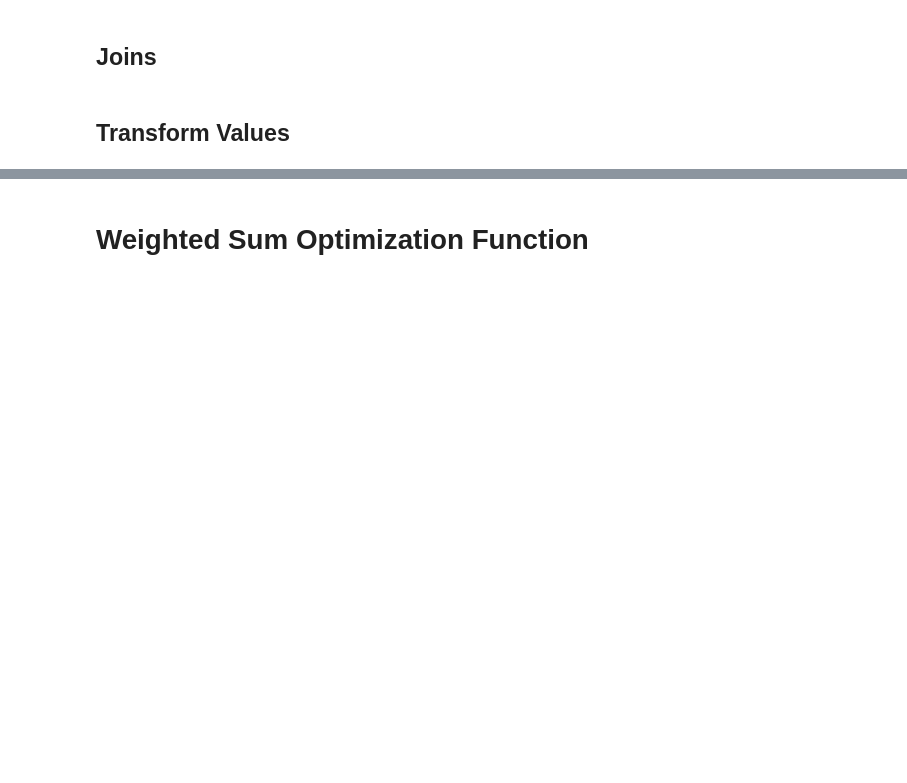
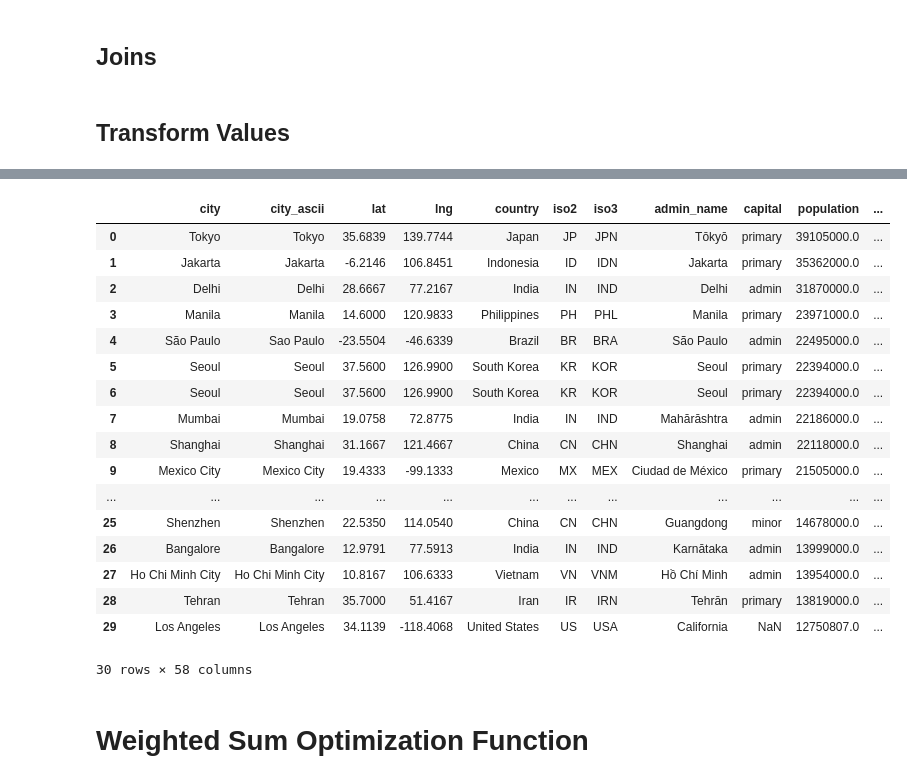
Before and after one commit to ereppond/CSE6242-GroupProject, a Jupyter notebook: Blissful_Borders_Weighted_Sum_Recommender.ipynb, the cells around one changed output, grey strips where cells are left out. Cells and saved outputs as stored; diff of their text form; code cells hidden in the pictures; blank space fills up the shorter version.

```diff
--- a/Blissful_Borders_Weighted_Sum_Recommender.ipynb
+++ b/Blissful_Borders_Weighted_Sum_Recommender.ipynb
@@ -28,6 +29,9 @@ sector_data = pd.read_csv("https://raw.githubusercontent.com/joannarashid/cse624
 
 #City Climate Data
 city_data = pd.read_csv("https://raw.githubusercontent.com/ereppond/CSE6242-GroupProject/main/BlissfulBorders/data/city_data.csv")
+
+#air quality Data
+aq_data = pd.read_csv('https://raw.githubusercontent.com/joannarashid/cse6242_proj/main/SEDAC_annual_pm2-5_concentration.csv')
 # %% [markdown]
 ## Clean Data
 # %%
@@ -96,9 +100,19 @@ df = df.merge(sector_data,
               left_on = 'country',
               right_on = 'Sector Country')
 
+#merge air quality data
+df = df.merge(aq_data,
+           how = 'left',
+            left_on = ["city_ascii", "Country"],
+            right_on = ["NAME","COUNTRYENG"] )
+
 #drop duplicate columns
 df.drop(['Climate Country', 'WPS Country', 'Avg_temp_F', 'Avg_temp_C',
-       'Sector Country','WPS Country','Sector Country','Sector Country'], axis=1, inplace=True)
+       'Sector Country','WPS Country','Sector Country','Sector Country','AVPMU_1998',
+       'AVPMU_1999', 'AVPMU_2000', 'AVPMU_2001', 'AVPMU_2002', 'AVPMU_2003',
+      'AVPMU_2004', 'AVPMU_2005', 'AVPMU_2006', 'AVPMU_2007', 'AVPMU_2008',
+       'AVPMU_2009', 'AVPMU_2010', 'AVPMU_2011', 'AVPMU_2012', 'AVPMU_2013',
+       'AVPMU_2014', 'AVPMU_2015'], axis=1, inplace=True)
 # %% [markdown]
 ## Transform Values
 # %%
@@ -186,3 +218,49 @@ df.head()
+# %%
+#create cataegories for population size
+
+def determine_city_size(value):
+    if math.isnan(value):
+        return 'NaN'
+    elif value <= 4999:
+        return 'Rural'
+    elif 5000 <= value <= 49999:
+        return 'Town'
+    elif 50000 <= value <= 99999:
+        return 'City'
+    else:
+        return 'Big City'
+
+# Apply the function to create a new 'city_size' column
+df['city_size'] = df['population'].apply(determine_city_size)
+# %%
+#Normalizing data to range 0,1
+df['LGBTQ_norm'] = (df['LGBTQ Score'] - df['LGBTQ Score'].min()) / (df['LGBTQ Score'].max() - df['LGBTQ Score'].min())
+df['WPS_norm'] = (df['WPS Score'] - df['WPS Score'].min()) / (df['WPS Score'].max() - df['WPS Score'].min())
+df['Freedom_norm'] = (df['Freedom to make life choices'] - df['Freedom to make life choices'].min()) / (df['Freedom to make life choices'].max() - df['Freedom to make life choices'].min())
+df['GDP_norm'] = (df['GDP per capita'] - df['GDP per capita'].min()) / (df['GDP per capita'].max() - df['GDP per capita'].min())
+df['AQ_norm'] = (df['neg_aq'] - df['neg_aq'].min()) / (df['neg_aq'].max() - df['neg_aq'].min())
+#df['POP_norm'] = (df['population'] - df['population'].min()) / (df['population'].max() - df['population'].min())
+# %%
+df.head(30)
+# %% [output]
+|  | city | city_ascii | lat | lng | country | iso2 | iso3 | admin_name | capital | population | ... |
+| 0 | Tokyo | Tokyo | 35.6839 | 139.7744 | Japan | JP | JPN | Tōkyō | primary | 39105000.0 | ... |
+| 1 | Jakarta | Jakarta | -6.2146 | 106.8451 | Indonesia | ID | IDN | Jakarta | primary | 35362000.0 | ... |
+| 2 | Delhi | Delhi | 28.6667 | 77.2167 | India | IN | IND | Delhi | admin | 31870000.0 | ... |
+| 3 | Manila | Manila | 14.6000 | 120.9833 | Philippines | PH | PHL | Manila | primary | 23971000.0 | ... |
+| 4 | São Paulo | Sao Paulo | -23.5504 | -46.6339 | Brazil | BR | BRA | São Paulo | admin | 22495000.0 | ... |
+| 5 | Seoul | Seoul | 37.5600 | 126.9900 | South Korea | KR | KOR | Seoul | primary | 22394000.0 | ... |
+| 6 | Seoul | Seoul | 37.5600 | 126.9900 | South Korea | KR | KOR | Seoul | primary | 22394000.0 | ... |
+| 7 | Mumbai | Mumbai | 19.0758 | 72.8775 | India | IN | IND | Mahārāshtra | admin | 22186000.0 | ... |
+| 8 | Shanghai | Shanghai | 31.1667 | 121.4667 | China | CN | CHN | Shanghai | admin | 22118000.0 | ... |
+| 9 | Mexico City | Mexico City | 19.4333 | -99.1333 | Mexico | MX | MEX | Ciudad de México | primary | 21505000.0 | ... |
+| ... | ... | ... | ... | ... | ... | ... | ... | ... | ... | ... | ... |
+| 25 | Shenzhen | Shenzhen | 22.5350 | 114.0540 | China | CN | CHN | Guangdong | minor | 14678000.0 | ... |
+| 26 | Bangalore | Bangalore | 12.9791 | 77.5913 | India | IN | IND | Karnātaka | admin | 13999000.0 | ... |
+| 27 | Ho Chi Minh City | Ho Chi Minh City | 10.8167 | 106.6333 | Vietnam | VN | VNM | Hồ Chí Minh | admin | 13954000.0 | ... |
+| 28 | Tehran | Tehran | 35.7000 | 51.4167 | Iran | IR | IRN | Tehrān | primary | 13819000.0 | ... |
+| 29 | Los Angeles | Los Angeles | 34.1139 | -118.4068 | United States | US | USA | California | NaN | 12750807.0 | ... |
+30 rows × 58 columns
 # %% [markdown]
 # Weighted Sum Optimization Function
 # %%
```
Also changed, not shown: parts of 15 cells of this notebook.
